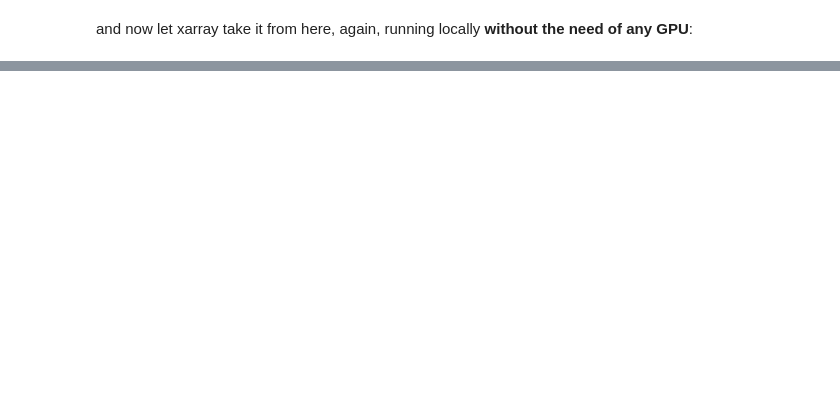
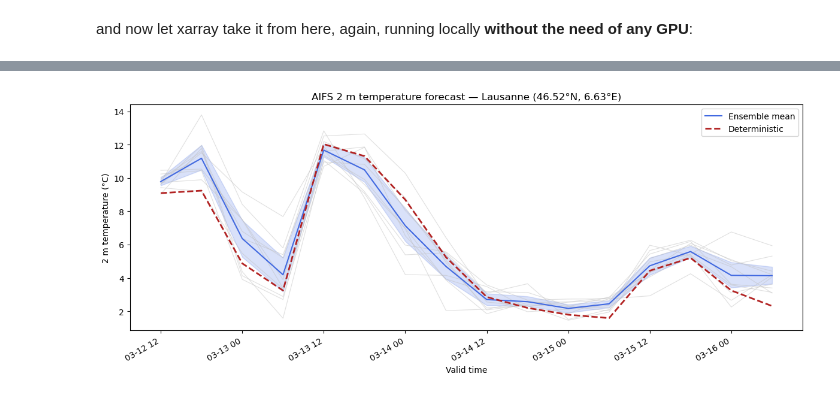
Before and after one commit to martibosch/aifs-modal-demo, a Jupyter notebook: notebooks/run-aifs-modal.ipynb, the cells around one changed output, grey strips where cells are left out. Drawn from its saved outputs; the diff is of its cells as text; code cells hidden in the pictures; blank space fills up the shorter version.

```diff
--- a/notebooks/run-aifs-modal.ipynb
+++ b/notebooks/run-aifs-modal.ipynb
@@ -170,0 +201,20 @@ g.set_titles("{value}")
+# %%
+ens_outputs_storage = icechunk.tigris_storage(
+    bucket=storage_bucket,
+    prefix=ens_outputs_prefix,
+    region=os.getenv("AWS_REGION", None),
+    access_key_id=os.environ["AWS_ACCESS_KEY_ID"],
+    secret_access_key=os.environ["AWS_SECRET_ACCESS_KEY"],
+)
+ens_outputs_repo = icechunk.Repository.open(ens_outputs_storage)
+ens_outputs_session = ens_outputs_repo.readonly_session(ens_outputs_branch)
+
+ens_forecast_group = start_date.strftime("%Y-%m-%d/%Hz")
+ens_forecast_ds = xr.open_dataset(
+    ens_outputs_session.store,
+    group=ens_forecast_group,
+    engine="zarr",
+    zarr_format=3,
+    chunks=None,
+)
+ens_forecast_ds
@@ -170,0 +269,63 @@ g.set_titles("{value}")
+# %%
+# Lausanne coordinates
+lat, lon = 46.52, 6.63
+
+# extract 2t at nearest grid point for all members, convert to °C
+t2m_da = ens_forecast_ds["2t"].sel(lat=lat, lon=lon, method="nearest") - 273.15
+
+# build a long-form dataframe for seaborn
+ens_df = t2m_da.to_dataframe(name="2t").reset_index().assign(source="AIFS-ENS member")
+
+# deterministic forecast
+det_da = forecast_ds["2t"].sel(lat=lat, lon=lon, method="nearest") - 273.15
+det_df = (
+    det_da.to_dataframe(name="2t")
+    .reset_index()
+    .assign(source="AIFS-Single", ensemble_member=-1)
+)
+
+# plot_df = pd.concat([ens_df, det_df], ignore_index=True)
+# make a wider plot
+fig, ax = plt.subplots(figsize=(12, 5))
+# default seaborn colors
+colors = sns.color_palette()
+# plot ensembles without any estimator (thinner lines)
+sns.lineplot(
+    data=ens_df,
+    x="valid_time",
+    y="2t",  # units="ensemble_member",
+    estimator=None,
+    color=colors[0],
+    alpha=0.5,
+    linewidth=0.8,
+    ax=ax,
+)
+# plot ensembles mean and CI
+sns.lineplot(
+    data=ens_df,
+    x="valid_time",
+    y="2t",
+    color=colors[1],
+    label="Ensemble mean",
+    ax=ax,
+)
+# plot deterministic (dashed thicker line)
+sns.lineplot(
+    data=det_df,
+    x="valid_time",
+    y="2t",
+    color=colors[2],
+    linewidth=2,
+    linestyle="--",
+    label="Deterministic",
+    ax=ax,
+)
+
+ax.set_ylabel("2 m temperature (°C)")
+ax.set_xlabel("Valid time")
+ax.set_title(f"AIFS 2 m temperature forecast — Lausanne ({lat}°N, {lon}°E)")
+ax.legend()
+fig.autofmt_xdate()
+plt.tight_layout()
+# %% [output]
+[figure, added]
```
Also changed, not shown: parts of 18 cells of this notebook, 6 other files.
